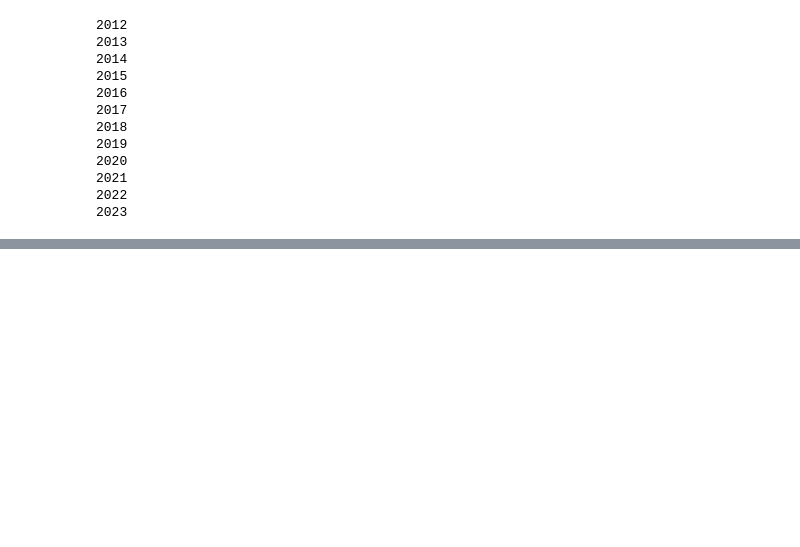
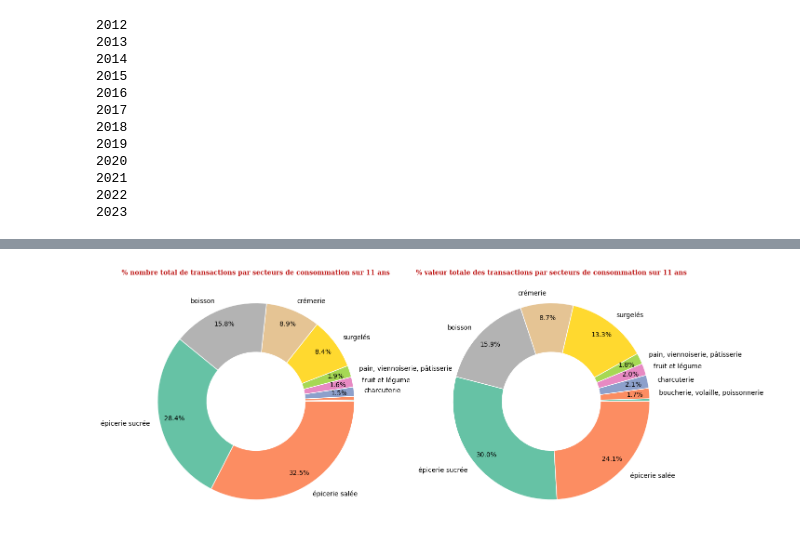
Before and after one commit to sloutmyv/DatavizPacific2023, a Jupyter notebook: 20230911_DC23_prix_produit_alimentaire.ipynb, the cells around one changed output, grey strips where cells are left out. Cells and saved outputs as stored; diff of their text form; code cells hidden in the pictures; blank space fills up the shorter version.

```diff
--- a/20230911_DC23_prix_produit_alimentaire.ipynb
+++ b/20230911_DC23_prix_produit_alimentaire.ipynb
@@ -44,11 +53,11 @@ for year in YEARS:
 2022
 2023
 # %%
-# df_raw=pd.concat(dict_df.values())
-# print(len(df_raw.index),len(df_raw.columns.to_list()),df_raw.columns.to_list())
+df_raw=pd.concat(dict_df.values())
+print(len(df_raw.index),len(df_raw.columns.to_list()),df_raw.columns.to_list())
 
-for el in df_raw.columns.to_list()[12:13]:
-    print(el)
+# for el in df_raw.columns.to_list()[12:13]:
+#     print(el)
 
-    print(len(df_raw[el].unique()), df_raw[el].unique())
+#     print(len(df_raw[el].unique()), df_raw[el].unique())
 # %% [output]
@@ -118,0 +209,63 @@ KeyboardInterrupt:
+# %%
+## Analyse n°2
+df_rgb_secteur = df_net.groupby(['SECTEUR_CONSO']).agg(count_trans=('PRIX_RELEVE', 'count'), sum_trans=('PRIX_RELEVE', 'sum'))
+df_rgb_secteur['count_trans_pct'] = df_rgb_secteur['count_trans']/df_rgb_secteur['count_trans'].sum()*100
+df_rgb_secteur['sum_trans_pct'] = df_rgb_secteur['sum_trans']/df_rgb_secteur['sum_trans'].sum()*100
+df_rgb_secteur['avg_trans_pct'] = df_rgb_secteur['sum_trans']/df_rgb_secteur['count_trans']
+df_rgb_secteur=df_rgb_secteur.sort_values('count_trans')
+
+# print(df_rgb_secteur)
+# %%
+# Graphique n°2.1
+
+title_family = 'serif'  # 'serif' | 'sans-serif' | 'cursive' | 'fantasy' | 'monospace'
+title_color = '#BD1615'
+title_weight = 'bold' # 'normal' | 'bold' | 'heavy' | 'light' | 'ultrabold' | 'ultralight'
+title_size = 10
+title_x = 0.5
+title_y = 1
+
+fig, axe1 = plt.subplots(nrows=1, ncols=2, figsize=(15, 8), sharex=True)
+
+## 1
+graph_title_1 = "% nombre total de transactions par secteurs de consommation sur 11 ans"
+
+axe1[0].set_title(graph_title_1, x=title_x, y=title_y, fontdict={
+               'family': title_family, 'color': title_color, 'weight': title_weight, 'size': title_size})
+
+size = 0.5
+
+def autopct_tunning(p): return '{:1.1f}%'.format(p) if p > 1 else None
+
+axe1[0].pie(df_rgb_secteur['count_trans_pct'],
+            radius=1,
+            labels=[x if df_rgb_secteur.loc[df_rgb_secteur.index.values == x, 'count_trans_pct'].iloc[0] > 1 else '' for x in df_rgb_secteur.index.values],
+            autopct=autopct_tunning,
+            colors=sns.color_palette('Set2'),
+            wedgeprops=dict(width=size, edgecolor='w'),
+            pctdistance=0.85)
+
+
+
+
+## 2
+graph_title_2 = "% valeur totale des transactions par secteurs de consommation sur 11 ans"
+axe1[1].set_title(graph_title_2, x=title_x, y=title_y, fontdict={
+               'family': title_family, 'color': title_color, 'weight': title_weight, 'size': title_size})
+
+size = 0.5
+
+def autopct_tunning(p): return '{:1.1f}%'.format(p) if p > 1 else None
+
+axe1[1].pie(df_rgb_secteur['sum_trans_pct'],
+            radius=1,
+            labels=[x if df_rgb_secteur.loc[df_rgb_secteur.index.values == x, 'sum_trans_pct'].iloc[0] > 1 else '' for x in df_rgb_secteur.index.values],
+            autopct=autopct_tunning,
+            colors=sns.color_palette('Set2'),
+            wedgeprops=dict(width=size, edgecolor='w'),
+            pctdistance=0.85)
+
+
+plt.show()
+# %% [output]
+[figure, added]
```
Also changed, not shown: parts of 27 cells of this notebook, 1 other file.
